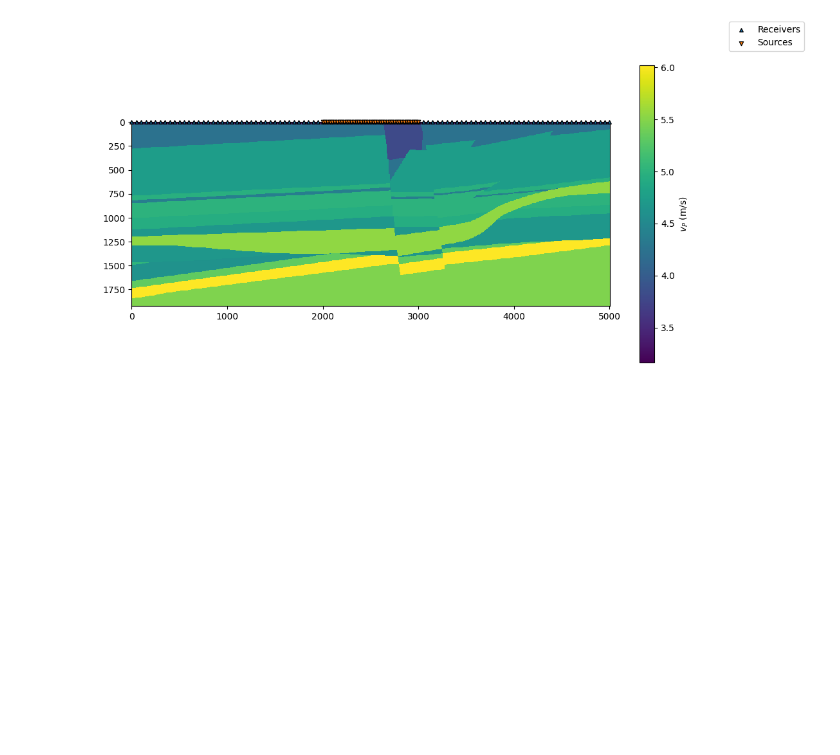
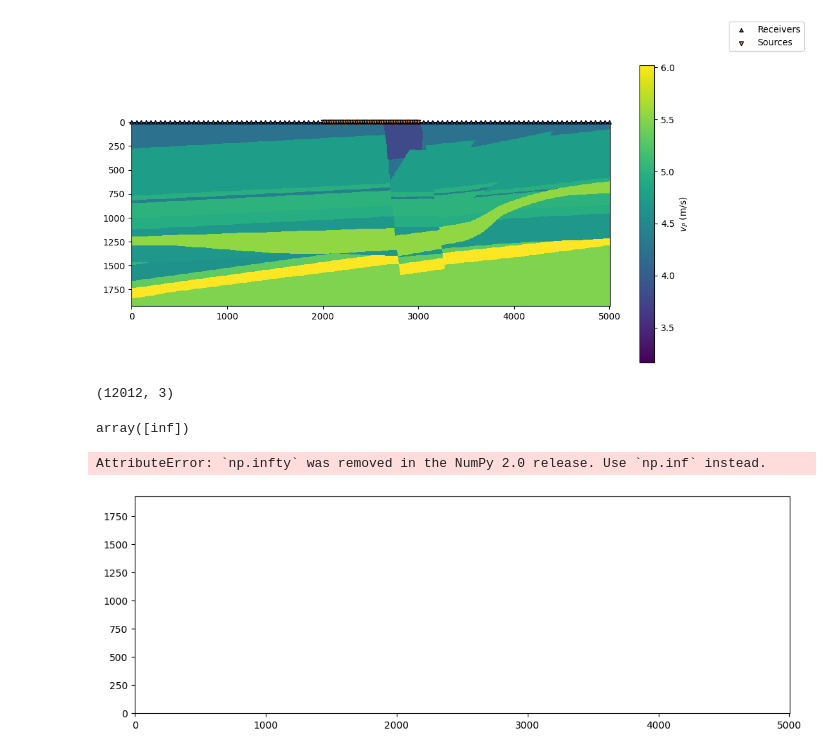
Before and after one commit to spaceswimmer/Seismic_modeling, a Jupyter notebook: Code/3d acoustic/3d_godograph.ipynb, the cells around one changed output. Drawn from its saved outputs; the diff is of its cells as text; code cells hidden in the pictures; blank space fills up the shorter version.

```diff
--- a/Code/3d acoustic/3d_godograph.ipynb
+++ b/Code/3d acoustic/3d_godograph.ipynb
@@ -78,3 +78,27 @@ cbar = fig.colorbar(qmesh, ax=ax)
 cbar.set_label("$v_P$ (m/s)")
 # %% [output]
 [figure]
+# %%
+for srcid, src in enumerate(src_coordinates[:1]):
+    ff = propagate_wavefront(src, vmodel_true)
+# %%
+rec_coordinates.shape
+# %% [output]
+(12012, 3)
+# %%
+np.unique(ff.tt.values)
+# %% [output]
+array([inf])
+# %%
+plt.close("all")
+fig, ax = plt.subplots(figsize=(12, 4))
+ax.pcolormesh(ff.tt.nodes[55, :, :, 1], ff.tt.nodes[55, :, :, 2], ff.tt.values[55, :, :])
+
+for rec in rec_coordinates:
+    ray = ff.trace_ray(np.array(rec))
+    ax.plot(ray[:, 0], ray[:, 1], color="k", linewidth=1)
+ax.invert_yaxis()
+ax.set_aspect(1)
+# %% [output]
+AttributeError: `np.infty` was removed in the NumPy 2.0 release. Use `np.inf` instead.
+[figure, added]
```
Also changed, not shown: 9 other files.
